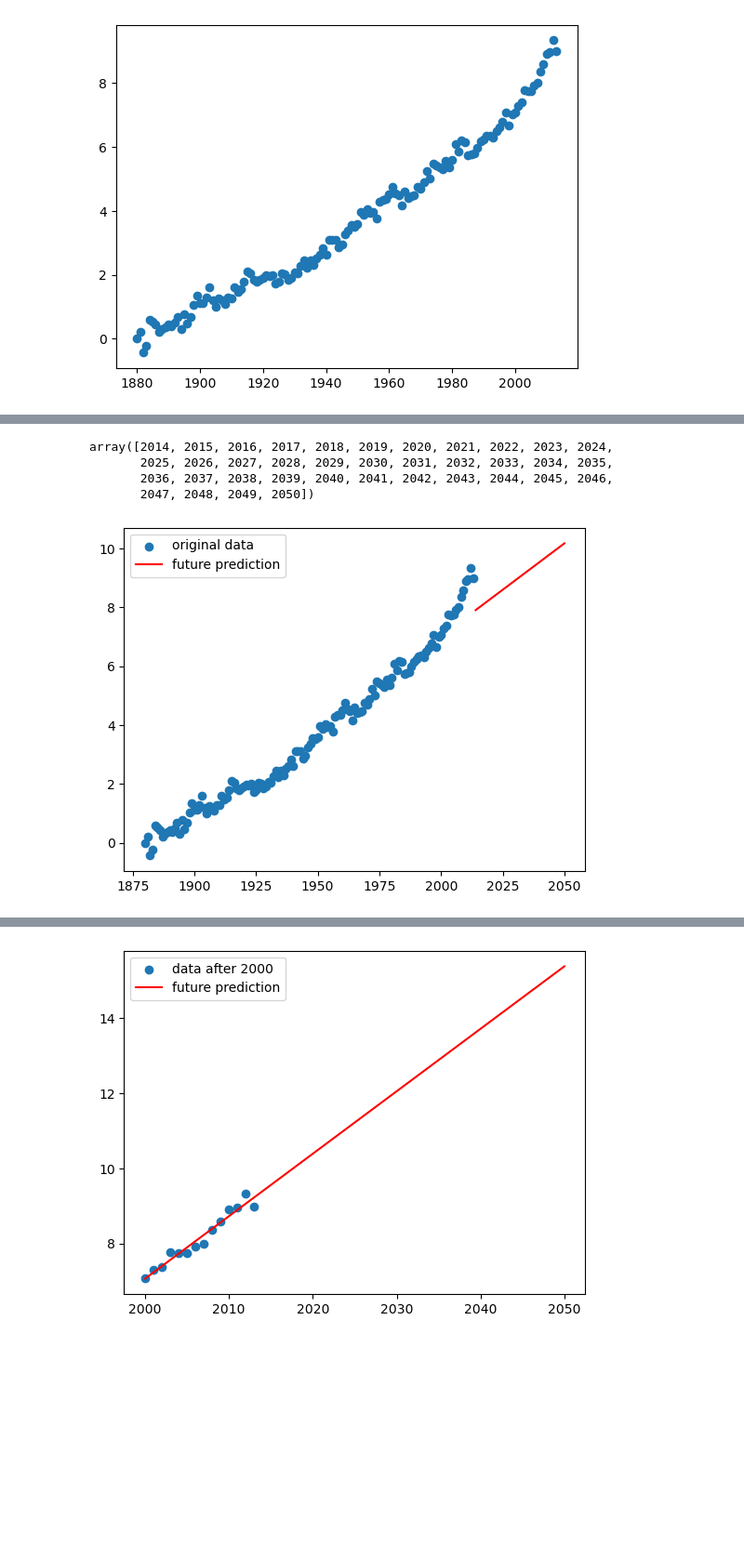
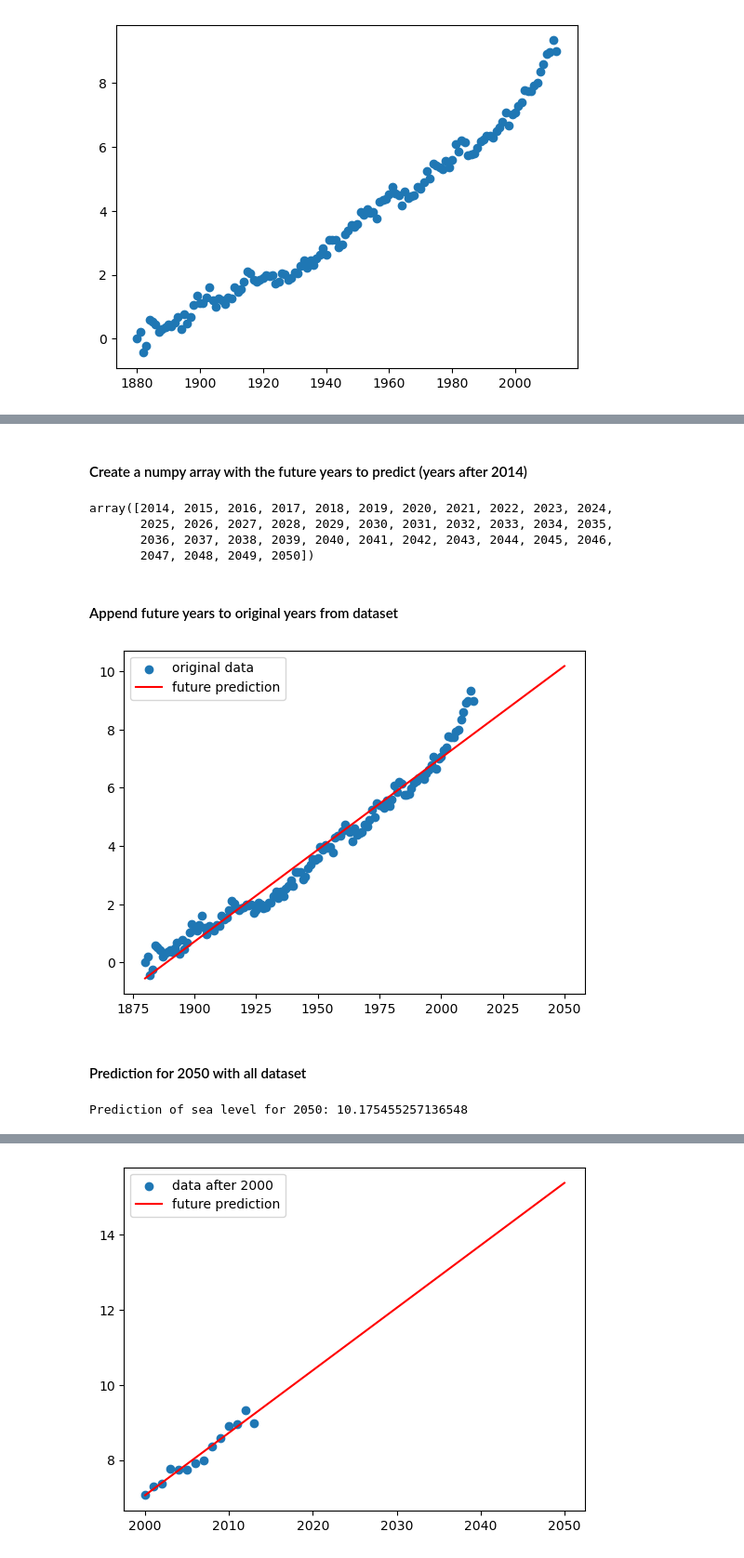
Before and after one commit to dehercar/sea-level-predictor, a Jupyter notebook: predictor.ipynb, the cells around one changed output, grey strips where cells are left out. Shown at 93% size. Cells and saved outputs as stored; diff of their text form; code cells hidden in the pictures; blank space fills up the shorter version.

Commit message:
added singular predictions for 2050 and conclusion

```diff
--- a/predictor.ipynb
+++ b/predictor.ipynb
@@ -52,3 +53,5 @@ Init docstring: Instantiate instance of LinregressResult(slope, intercept, rvalu
+# %% [markdown]
+#### Create a numpy array with the future years to predict (years after 2014)
 # %%
 future_years = np.arange(start=2014,stop=2051,step=1)
 # %%
@@ -58,10 +61,16 @@ array([2014, 2015, 2016, 2017, 2018, 2019, 2020, 2021, 2022, 2023, 2024,
        2025, 2026, 2027, 2028, 2029, 2030, 2031, 2032, 2033, 2034, 2035,
        2036, 2037, 2038, 2039, 2040, 2041, 2042, 2043, 2044, 2045, 2046,
        2047, 2048, 2049, 2050])
+# %% [markdown]
+#### Append future years to original years from dataset
+# %%
+past_and_future = np.append(df['Year'],future_years)
 # %%
-plt.scatter(df['Year'],df['CSIRO - Adjusted sea level (inches)'], label='original data')
-plt.plot(future_years, reg.intercept + reg.slope*future_years, 'r', label='future prediction')
+plt.scatter(df['Year'],df['CSIRO - Adjusted sea level (inches)'], label='original data') # scatter plot with original data
+plt.plot(past_and_future, reg.intercept + reg.slope*past_and_future, 'r', label='future prediction') # line plot with original + future prediction
 plt.legend()
 plt.show()
 # %% [output]
-[figure, old version]
+[figure, new version]
+# %% [markdown]
+#### Prediction for 2050 with all dataset
@@ -67,0 +79,4 @@ plt.show()
+# %%
+print(f'Prediction of sea level for 2050: {sea_level_2050}')
+# %% [output]
+Prediction of sea level for 2050: 10.175455257136548
```
Also changed, not shown: parts of 17 cells of this notebook.
